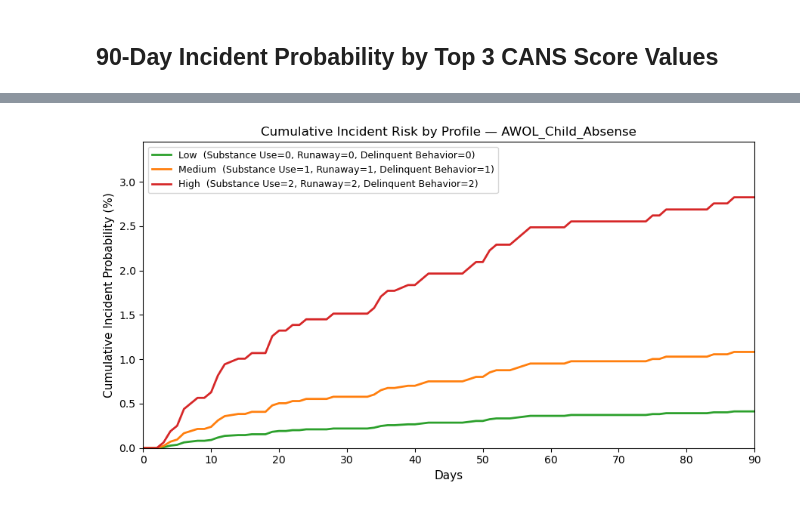
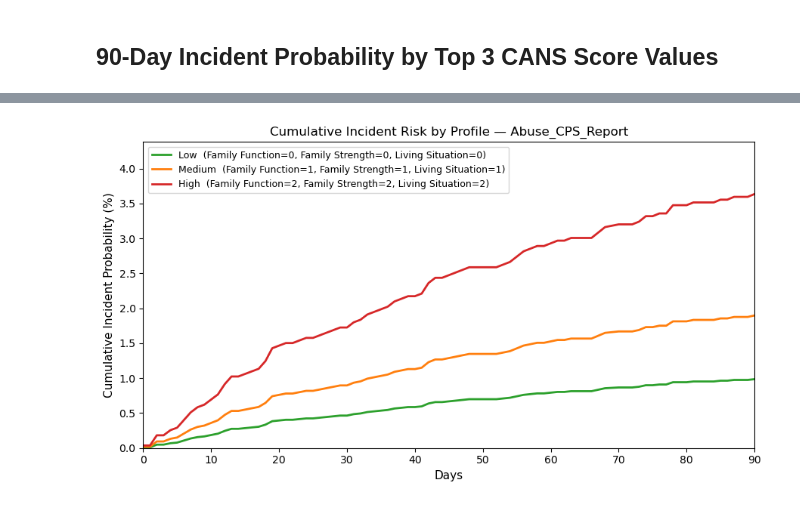
Before and after one commit to daniellancet/CANS_PROJECT, a Jupyter notebook: Code/Incident_Cox_Models/Incidents_Grouped_Cox_Model.ipynb, the cells around one changed output, grey strips where cells are left out. Drawn from its saved outputs; the diff is of its cells as text; code cells hidden in the pictures.

Commit message:
update Incidents_Grouped_Cox_Model notebook
Co-Authored-By: Claude Sonnet 4.6 <noreply@anthropic.com>

```diff
--- a/Code/Incident_Cox_Models/Incidents_Grouped_Cox_Model.ipynb
+++ b/Code/Incident_Cox_Models/Incidents_Grouped_Cox_Model.ipynb
@@ -14,8 +14,8 @@ from cox_utils import (
     DEMO_COLS
 )
 
-INCIDENT_CAT = 'AWOL_Child_Absense'
-INCIDENT_DISPLAY = 'AWOL_Child_Absense'
+INCIDENT_CAT = 'Abuse_CPS_Report'
+INCIDENT_DISPLAY = 'Abuse_CPS_Report'
 # %% [markdown]
 ## Build Incident-Related Cox Table
 # %%
@@ -125,14 +117,14 @@ plot_90day_probability(cph_drill, drill_df, INCIDENT_CAT, top_items, INCIDENT_DI
 # %%
 profiles={
-        'Low':    {'Substance Use': 0, 'Runaway': 0, 'Delinquent Behavior': 0},
-        'Medium': {'Substance Use': 1, 'Runaway': 1, 'Delinquent Behavior': 1},
-        'High':   {'Substance Use': 2, 'Runaway': 2, 'Delinquent Behavior': 2},
+        'Low':    {'Family Function': 0, 'Family Strength': 0, 'Living Situation': 0},
+        'Medium': {'Family Function': 1, 'Family Strength': 1, 'Living Situation': 1},
+        'High':   {'Family Function': 2, 'Family Strength': 2, 'Living Situation': 2},
     }
 
 plot_profile_risk(
     cph_drill, drill_df, INCIDENT_CAT,
    profiles=profiles,
     incident_display=INCIDENT_DISPLAY
 );
 # %% [output]
-[figure, old version]
+[figure, new version]
```
Also changed, not shown: parts of 8 cells of this notebook.
